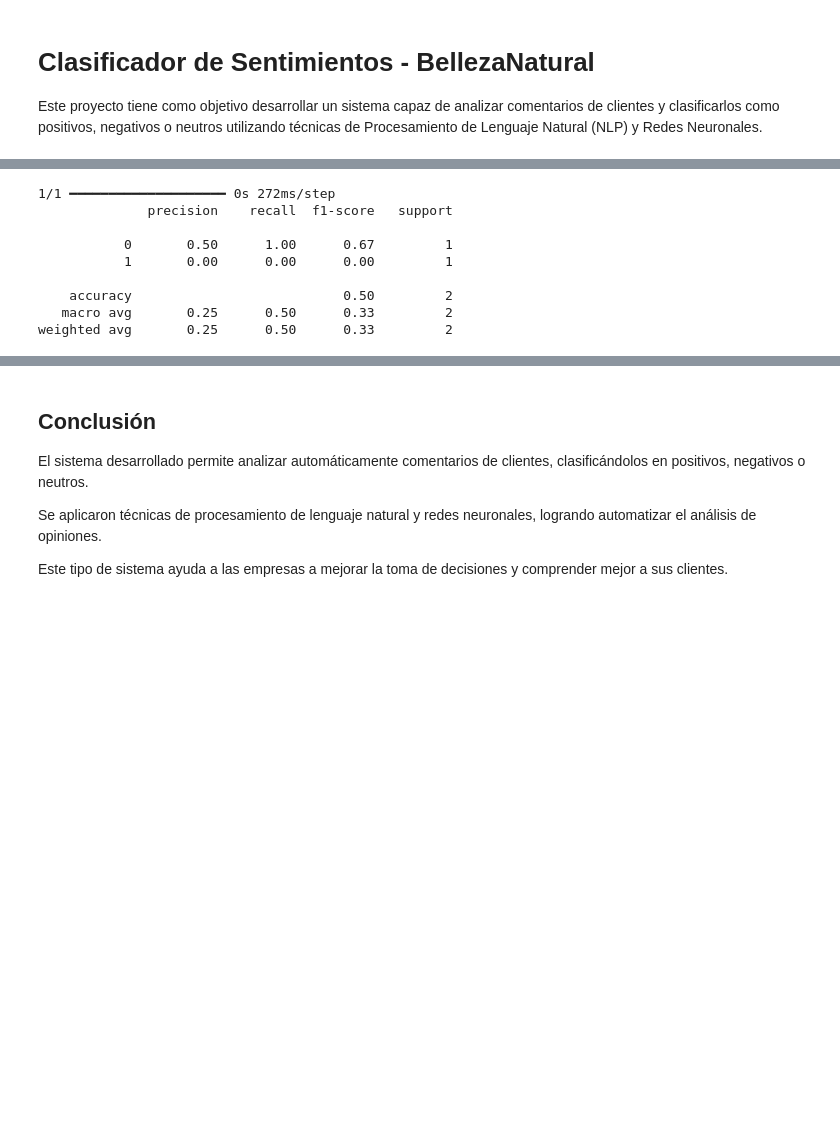
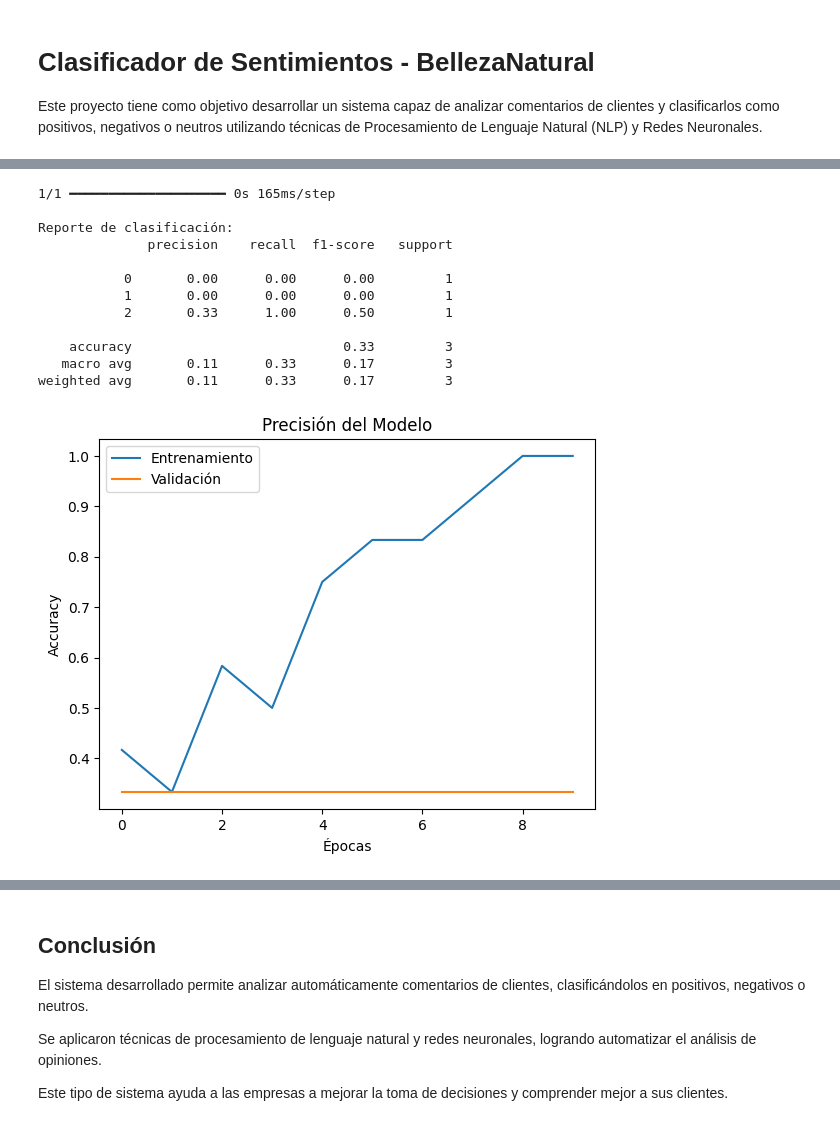
Before and after one commit to Railyng/Clasificador-de-Sentimientos---BellezaNatural, a Jupyter notebook: ClasificadorDeSentimientos.ipynb, the cells around one changed output, grey strips where cells are left out. Saved outputs shown, nothing was run; the diff lists cells and outputs as text; code cells hidden in the pictures; blank space fills up the shorter version.

```diff
--- a/ClasificadorDeSentimientos.ipynb
+++ b/ClasificadorDeSentimientos.ipynb
@@ -126,26 +171,26 @@ Datos de prueba: 2
 # %%
-# Creamos el modelo secuencial
+# Creamos modelo secuencial
 model = Sequential()
 
-# Capa Embedding: convierte palabras en vectores numéricos
-model.add(Embedding(input_dim=1000, output_dim=16, input_length=10))
+# Embedding (representación de palabras)
+model.add(Embedding(input_dim=1000, output_dim=32, input_length=10))
 
-# Aplanamos los datos para pasarlos a la red
+# Aplanar datos
 model.add(Flatten())
 
-# Capa oculta con función de activación ReLU
+# Capas ocultas (más potentes)
+model.add(Dense(32, activation='relu'))
 model.add(Dense(16, activation='relu'))
 
-# Capa de salida con 3 neuronas (positivo, negativo, neutro)
+# Capa de salida (3 clases)
 model.add(Dense(3, activation='softmax'))
 
-# Compilamos el modelo
+# Compilar modelo
 model.compile(
-    loss='sparse_categorical_crossentropy',  # Función de error
-    optimizer='adam',                        # Algoritmo de optimización
-    metrics=['accuracy']                    # Métrica de evaluación
+    loss='sparse_categorical_crossentropy',
+    optimizer='adam',
+    metrics=['accuracy']
 )
 
-# Mostramos resumen del modelo
 model.summary()
 # %% [output]
@@ -196,19 +243,43 @@ Epoch 10/10
 # %%
-# Predicciones del modelo
+# Hacemos predicciones
 y_pred = model.predict(X_test)
 
 # Convertimos probabilidades a clases
 y_pred_classes = np.argmax(y_pred, axis=1)
 
 # Mostramos métricas
+print("\nReporte de clasificación:")
 print(classification_report(y_test, y_pred_classes))
 # %% [output]
-1/1 ━━━━━━━━━━━━━━━━━━━━ 0s 272ms/step
+1/1 ━━━━━━━━━━━━━━━━━━━━ 0s 165ms/step
+
+Reporte de clasificación:
               precision    recall  f1-score   support
 
-           0       0.50      1.00      0.67         1
+           0       0.00      0.00      0.00         1
            1       0.00      0.00      0.00         1
+           2       0.33      1.00      0.50         1
 
-    accuracy                           0.50         2
-   macro avg       0.25      0.50      0.33         2
-weighted avg       0.25      0.50      0.33         2
+    accuracy                           0.33         3
+   macro avg       0.11      0.33      0.17         3
+weighted avg       0.11      0.33      0.17         3
+# %%
+# Extraemos datos del entrenamiento
+train_acc = history.history['accuracy']
+val_acc = history.history['val_accuracy']
+
+# Creamos la gráfica
+plt.figure()
+plt.plot(train_acc)
+plt.plot(val_acc)
+
+# Etiquetas
+plt.title("Precisión del Modelo")
+plt.xlabel("Épocas")
+plt.ylabel("Accuracy")
+plt.legend(["Entrenamiento", "Validación"])
+
+# Mostrar gráfica
+plt.show()
+# %% [output]
+[figure, added]
```
Also changed, not shown: parts of 11 cells of this notebook.
